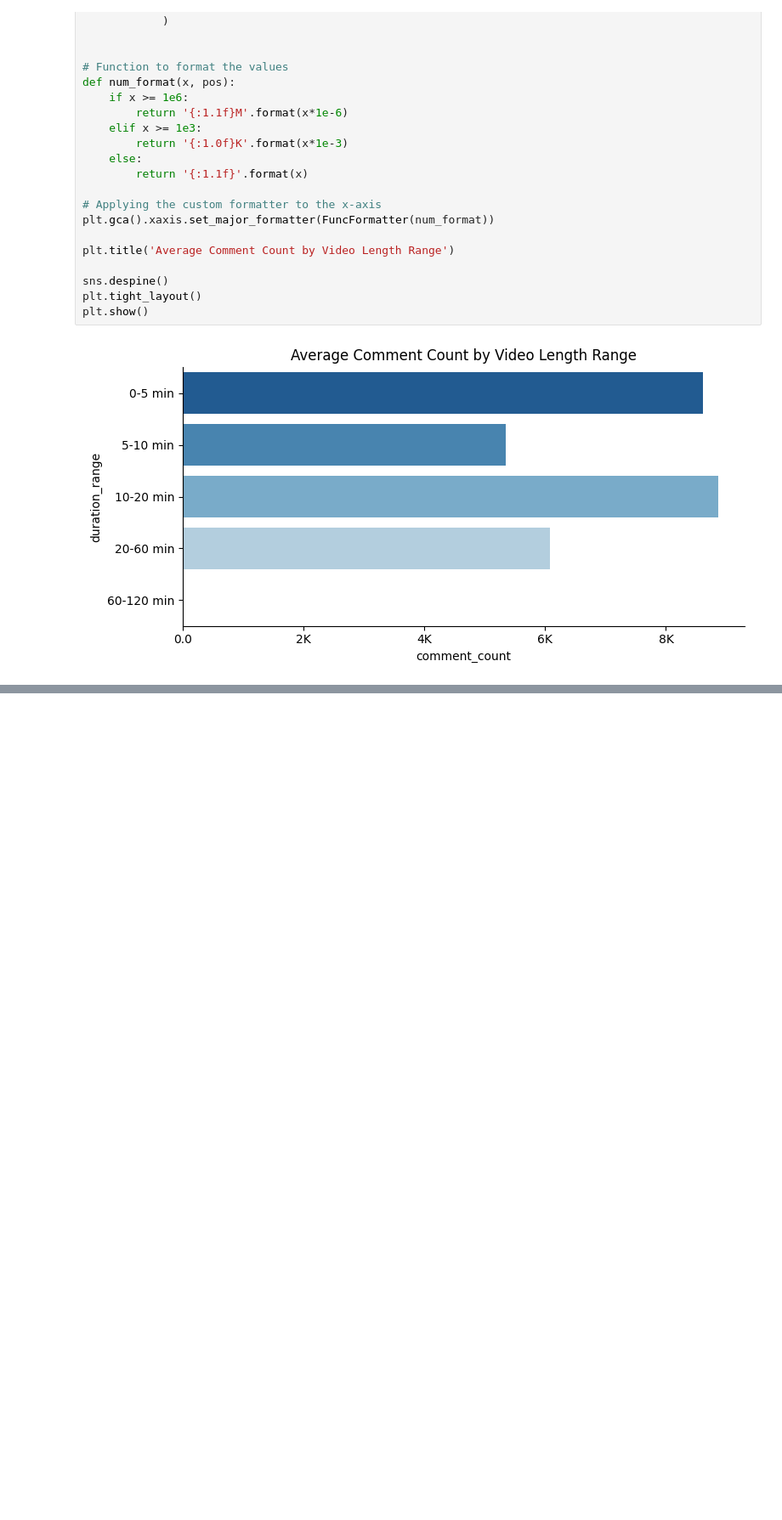
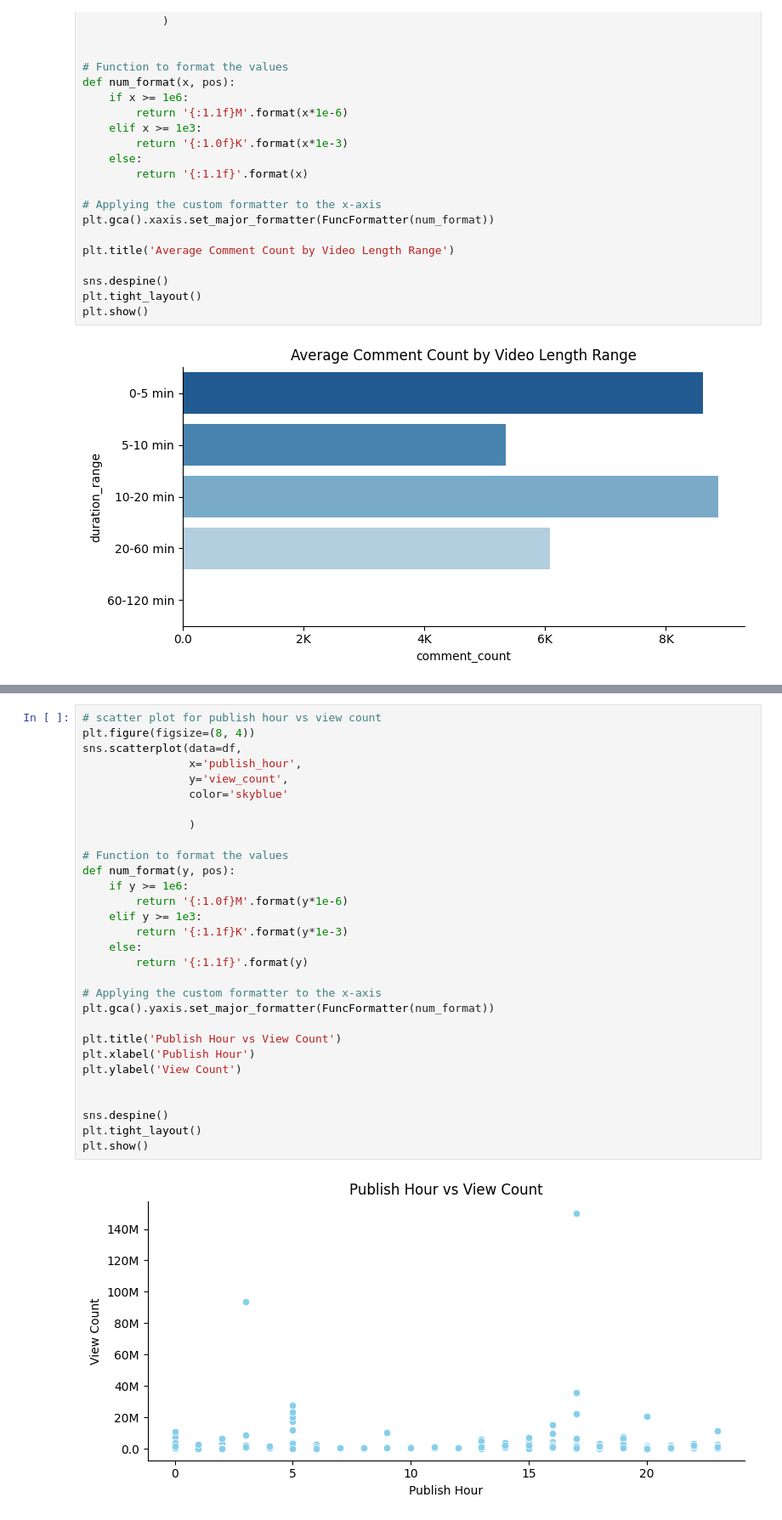
Before and after one commit to modyreturn/Youtube_Data_Analysis, a Jupyter notebook: Youtube_Videos_Analysis.ipynb, the cells around one changed output, grey strips where cells are left out. Shown: that part at 85% size. Drawn from its saved outputs; the diff is of its cells as text; blank space fills up the shorter version.

```diff
--- a/Youtube_Videos_Analysis.ipynb
+++ b/Youtube_Videos_Analysis.ipynb
@@ -579,0 +632,32 @@ plt.show()
+# %%
+# scatter plot for publish hour vs view count
+plt.figure(figsize=(8, 4))
+sns.scatterplot(data=df,
+                x='publish_hour',
+                y='view_count',
+                color='skyblue'
+
+                )
+
+# Function to format the values
+def num_format(y, pos):
+    if y >= 1e6:
+        return '{:1.0f}M'.format(y*1e-6)
+    elif y >= 1e3:
+        return '{:1.1f}K'.format(y*1e-3)
+    else:
+        return '{:1.1f}'.format(y)
+
+# Applying the custom formatter to the x-axis
+plt.gca().yaxis.set_major_formatter(FuncFormatter(num_format))
+
+plt.title('Publish Hour vs View Count')
+plt.xlabel('Publish Hour')
+plt.ylabel('View Count')
+
+
+sns.despine()
+plt.tight_layout()
+plt.show()
+# %% [output]
+[figure, added]
```
Also changed, not shown: parts of 5 cells of this notebook.
